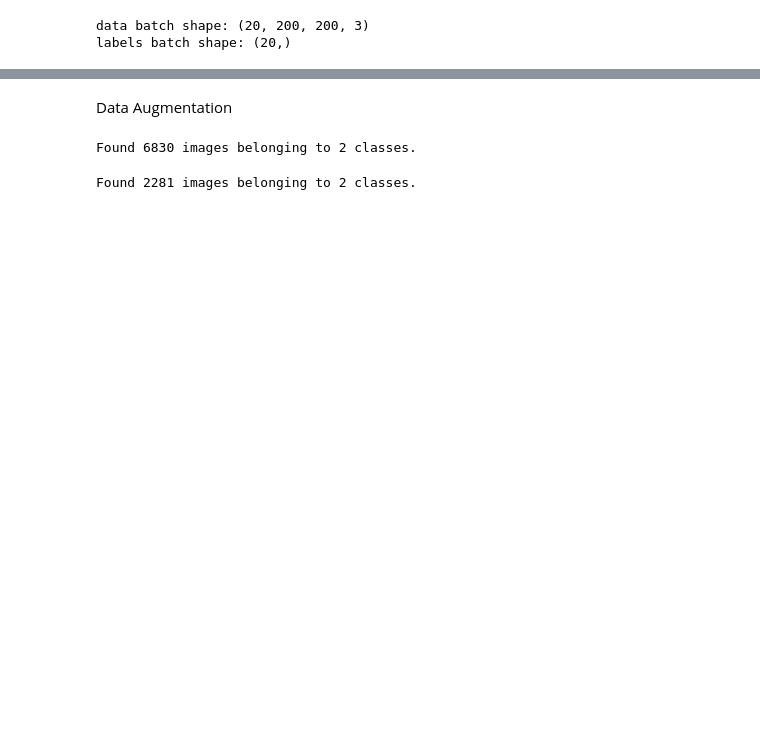
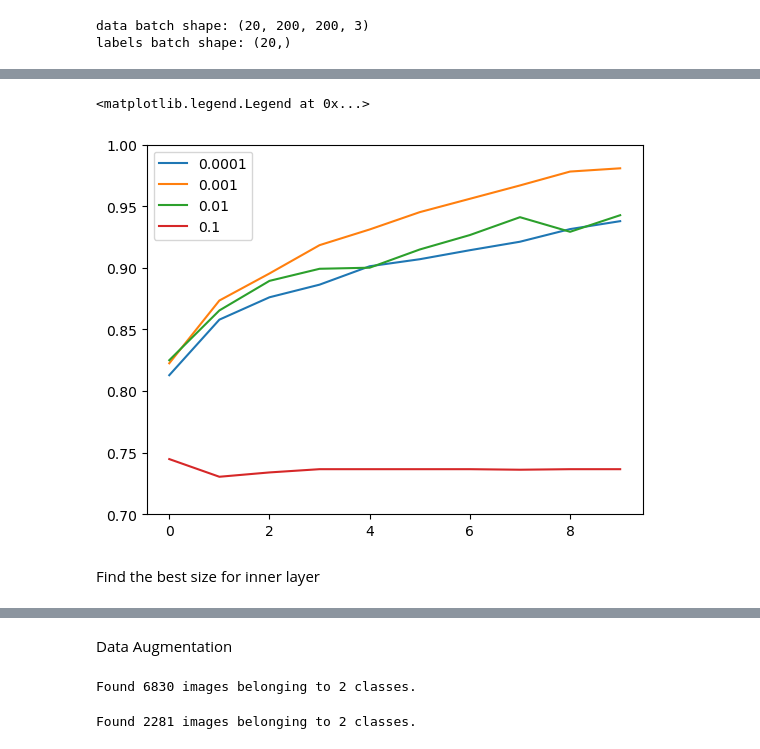
Before and after one commit to nilarte/ml-zoomcamp-capstone-2-2024, a Jupyter notebook: notebook.ipynb, the cells around one changed output, grey strips where cells are left out. Saved outputs shown, nothing was run; the diff lists cells and outputs as text; code cells hidden in the pictures; blank space fills up the shorter version.

```diff
--- a/notebook.ipynb
+++ b/notebook.ipynb
@@ -245,0 +234,12 @@ np.float64(0.10077981570257692)
+# %%
+for lr, hist in scores.items():
+  plt.plot(
+      hist['accuracy'],
+      label=lr
+  )
+
+plt.ylim(0.70, 1)
+plt.legend()
+# %% [output]
+<matplotlib.legend.Legend at 0x...>
+[figure, added]
@@ -245,0 +249,2 @@ np.float64(0.10077981570257692)
+# %% [markdown]
+Find the best size for inner layer
```
Also changed, not shown: parts of 22 cells of this notebook.
